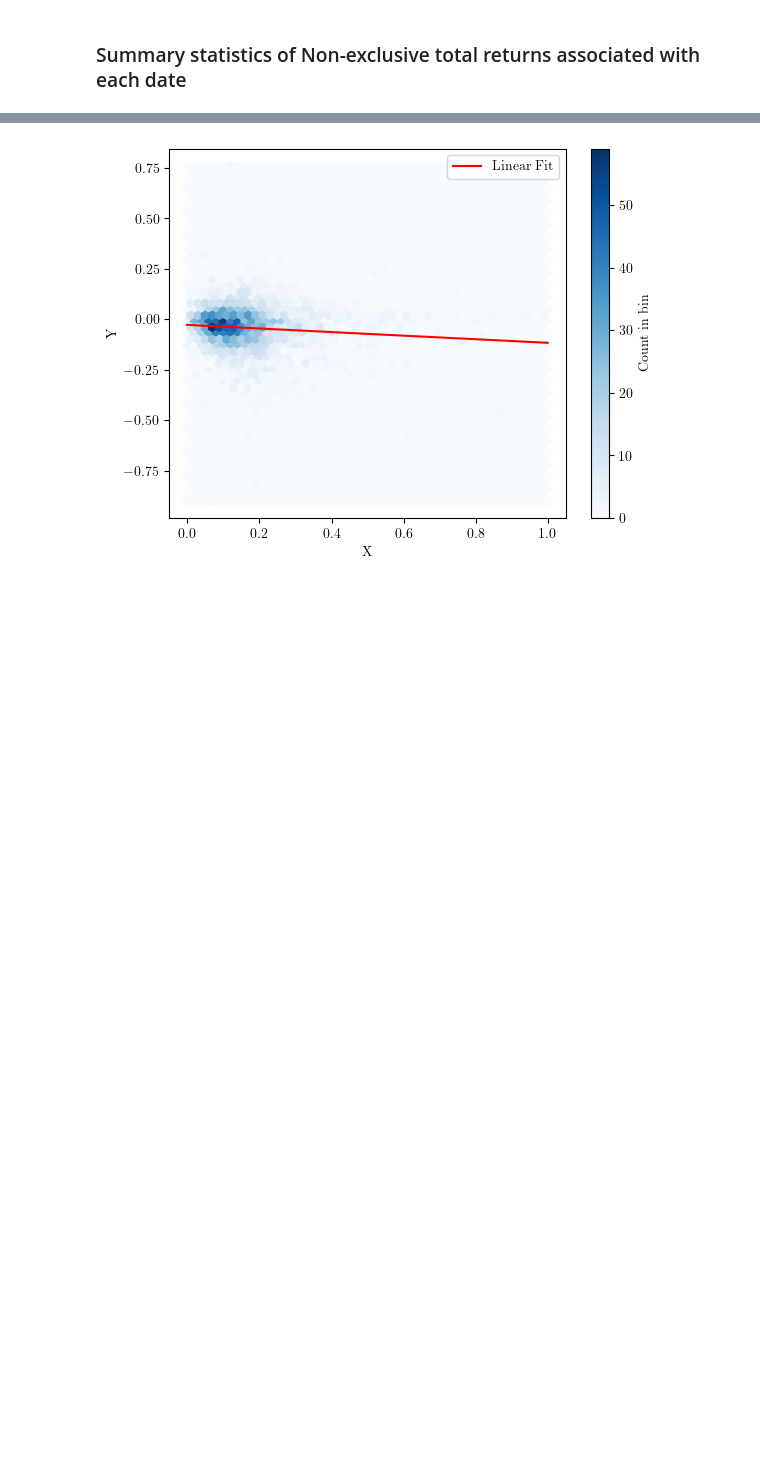
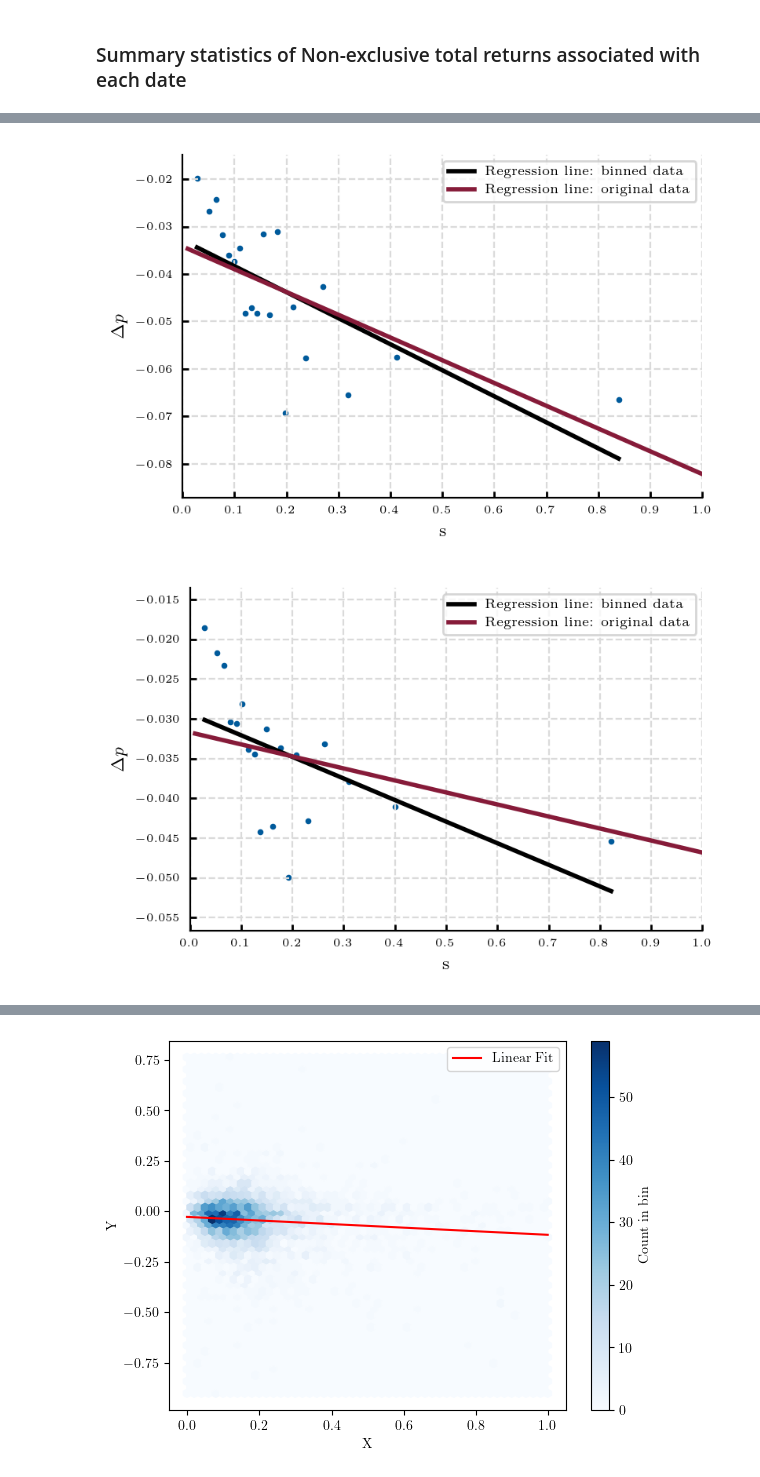
Before and after one commit to XingGuoEcon/FirmHete_AsymInfo_Empirical, a Jupyter notebook: Micro_data/codes/3_Analysis_1_EventStudy.ipynb, the cells around one changed output, grey strips where cells are left out. Cells and saved outputs as stored; diff of their text form; code cells hidden in the pictures; blank space fills up the shorter version.

```diff
--- a/Micro_data/codes/3_Analysis_1_EventStudy.ipynb
+++ b/Micro_data/codes/3_Analysis_1_EventStudy.ipynb
@@ -560,0 +483,43 @@ est = binsreg('PC_FirstEvent', 's_Share',  data=PriceChange.loc[tempind, :])
+# %%
+def UnitFun_BinScatterPlot(DataForBinScatter, BinScatterData, xx, yy):
+
+    # Linear fitting based on the binned data
+    tempdf = BinScatterData[(xx, yy)].copy().dropna()
+    temp_x = tempdf['x']
+    temp_y = tempdf['fit']
+
+    m_bin = sm.OLS(temp_y, sm.add_constant(temp_x)).fit()
+    temp_y_pre = m_bin.predict(sm.add_constant(temp_x))
+
+    # Linear fitting based on the original data
+    temp_df_orig = DataForBinScatter.loc[:, [xx, yy]].dropna().copy().sort_values(by=xx)
+    temp_x_orig = temp_df_orig[xx]
+    temp_y_orig = temp_df_orig[yy]
+
+    m_orig = sm.OLS(temp_y_orig, sm.add_constant(temp_x_orig)).fit()
+    temp_y_orig_pre = m_orig.predict(sm.add_constant(temp_x_orig))
+
+    Fig = MyGR.Setup_Fig()
+    ax = Fig.add_subplot(1,1,1)
+    ax.scatter(temp_x, temp_y, s=3, color=MyGR.MyColor('Blue'))
+    MyGR.Line(Width=2).Plot(temp_x, temp_y_pre, ax=ax, Label="Regression line: binned data")
+    MyGR.Line(Width=2, Color=MyGR.MyColor('Red')).Plot(temp_x_orig, temp_y_orig_pre, ax=ax, Label="Regression line: original data")
+    ax.set_xlim([0, 1])
+    YMin = min(temp_y.loc[temp_x<=1].min(), temp_y_pre.loc[temp_x<=1].min(), temp_y_orig_pre.loc[temp_x_orig<=1].min())
+    YMax = max(temp_y.loc[temp_x<=1].max(), temp_y_pre.loc[temp_x<=1].max(), temp_y_orig_pre.loc[temp_x_orig<=1].max())
+    ax.set_ylim([YMin-0.005, YMax+0.005])
+    plt.legend(loc='upper right', fontsize=6)
+    ax.set_xlabel(r's', fontsize=8)
+    ax.set_ylabel(r'$\Delta p$', fontsize=8)
+    ax.tick_params(axis='both', labelsize=5)
+    MyGR.Setup_Ax(ax, XTickNbins=10, YTickNbins=10)
+
+    plt.tight_layout()
+
+    return Fig, ax
+# %%
+for xx in ['s_Share', 's_Funding']:
+    for yy in ['PC_Total_Event', 'PC_FirstEvent']:
+        Fig, ax = UnitFun_BinScatterPlot(DataForBinScatter.loc[SampleFlag, :], BinScatterData, xx, yy)
+        plt.savefig(OutputFolder+'BinScatter_'+xx+'_'+yy+'.eps', format='eps', dpi=1000)
+# %% [output]
@@ -560,0 +530,2 @@ est = binsreg('PC_FirstEvent', 's_Share',  data=PriceChange.loc[tempind, :])
+[figure, added]
+[figure, added]
```
Also changed, not shown: parts of 42 cells of this notebook, 2 other files.
